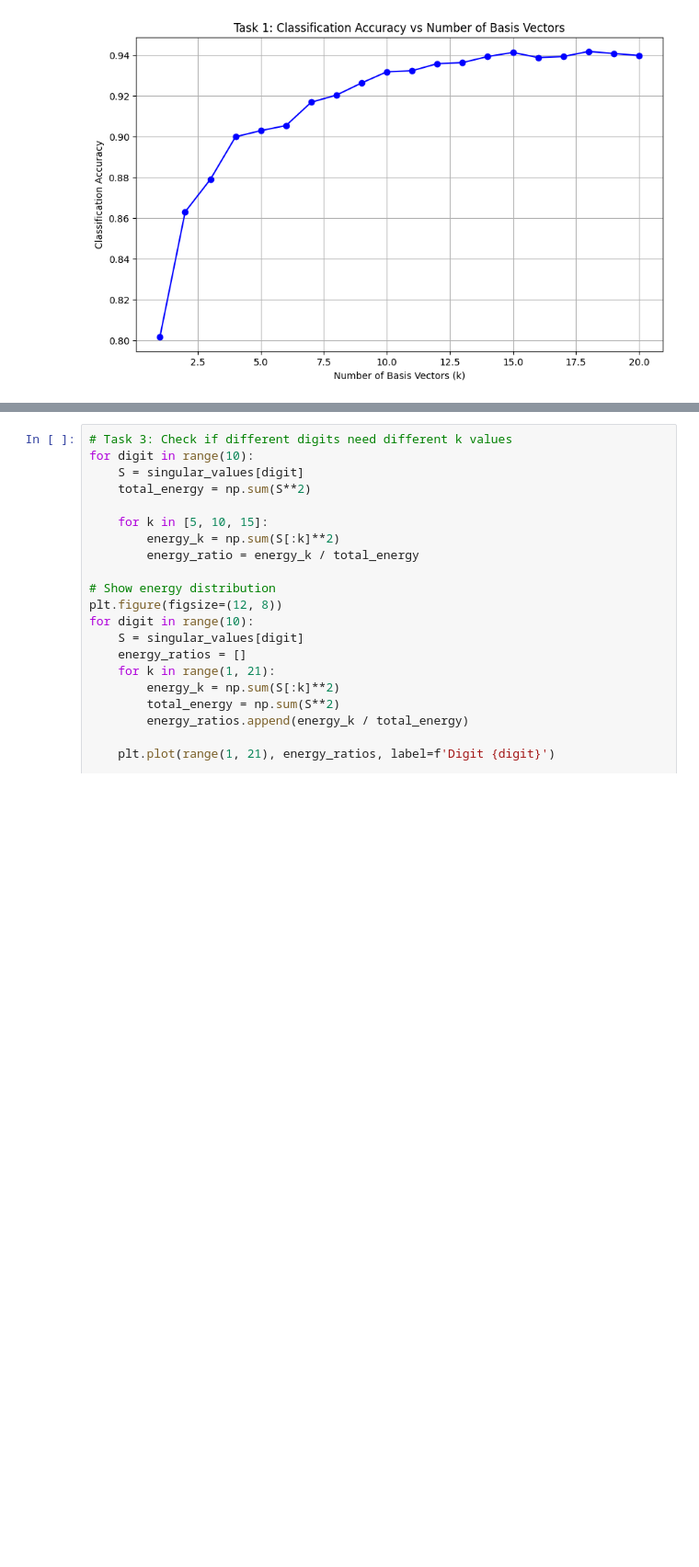
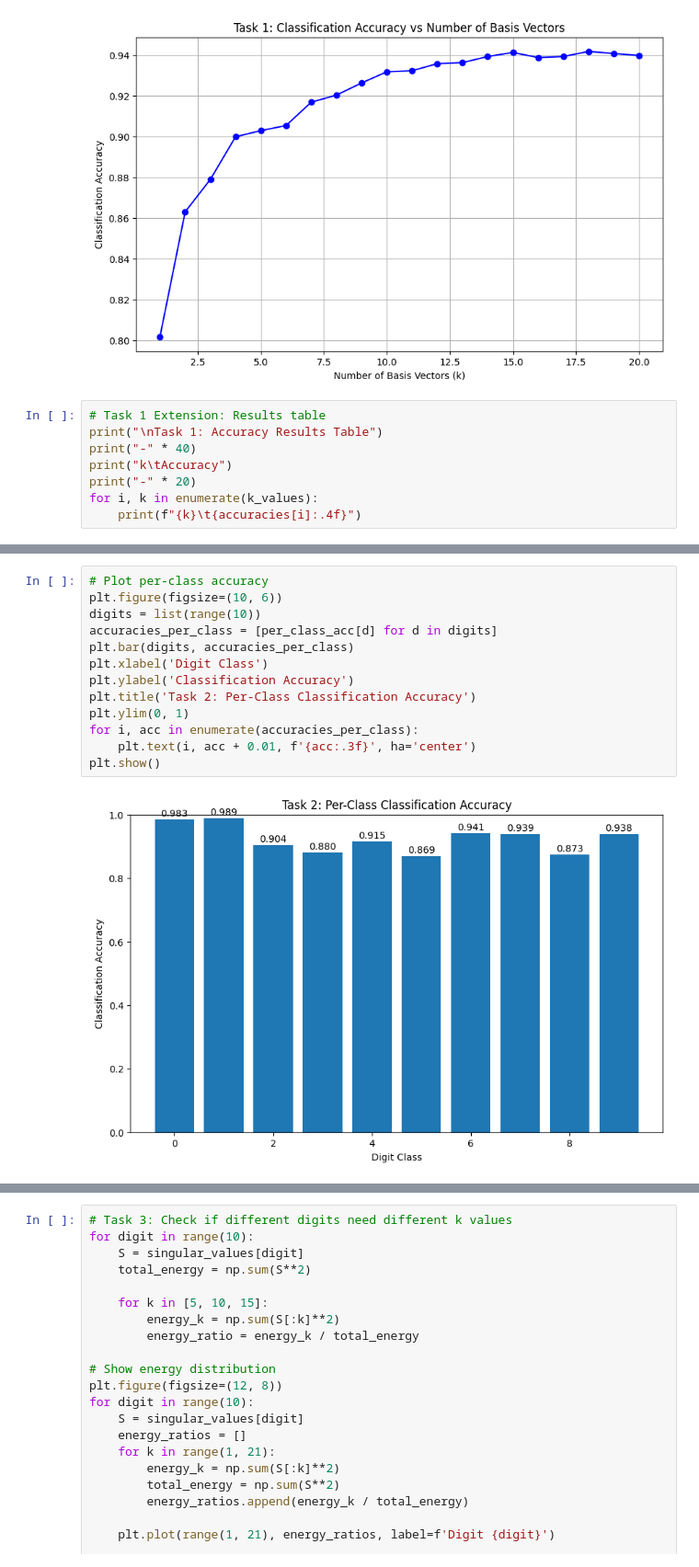
Before and after one commit to miketheofan/msc-in-data-science, a Jupyter notebook: code.ipynb, the cells around one changed output, grey strips where cells are left out. Shown at 92% size. Saved outputs shown, nothing was run; the diff lists cells and outputs as text; blank space fills up the shorter version.

```diff
--- a/code.ipynb
+++ b/code.ipynb
@@ -136,3 +132,11 @@ plt.grid(True)
 plt.show()
 # %% [output]
 [figure]
+# %%
+# Task 1 Extension: Results table
+print("\nTask 1: Accuracy Results Table")
+print("-" * 40)
+print("k\tAccuracy")
+print("-" * 20)
+for i, k in enumerate(k_values):
+    print(f"{k}\t{accuracies[i]:.4f}")
@@ -185,0 +262,15 @@ Total misclassified: 137
+# %%
+# Plot per-class accuracy
+plt.figure(figsize=(10, 6))
+digits = list(range(10))
+accuracies_per_class = [per_class_acc[d] for d in digits]
+plt.bar(digits, accuracies_per_class)
+plt.xlabel('Digit Class')
+plt.ylabel('Classification Accuracy')
+plt.title('Task 2: Per-Class Classification Accuracy')
+plt.ylim(0, 1)
+for i, acc in enumerate(accuracies_per_class):
+    plt.text(i, acc + 0.01, f'{acc:.3f}', ha='center')
+plt.show()
+# %% [output]
+[figure, added]
```
Also changed, not shown: parts of 12 cells of this notebook, 2 other files.
